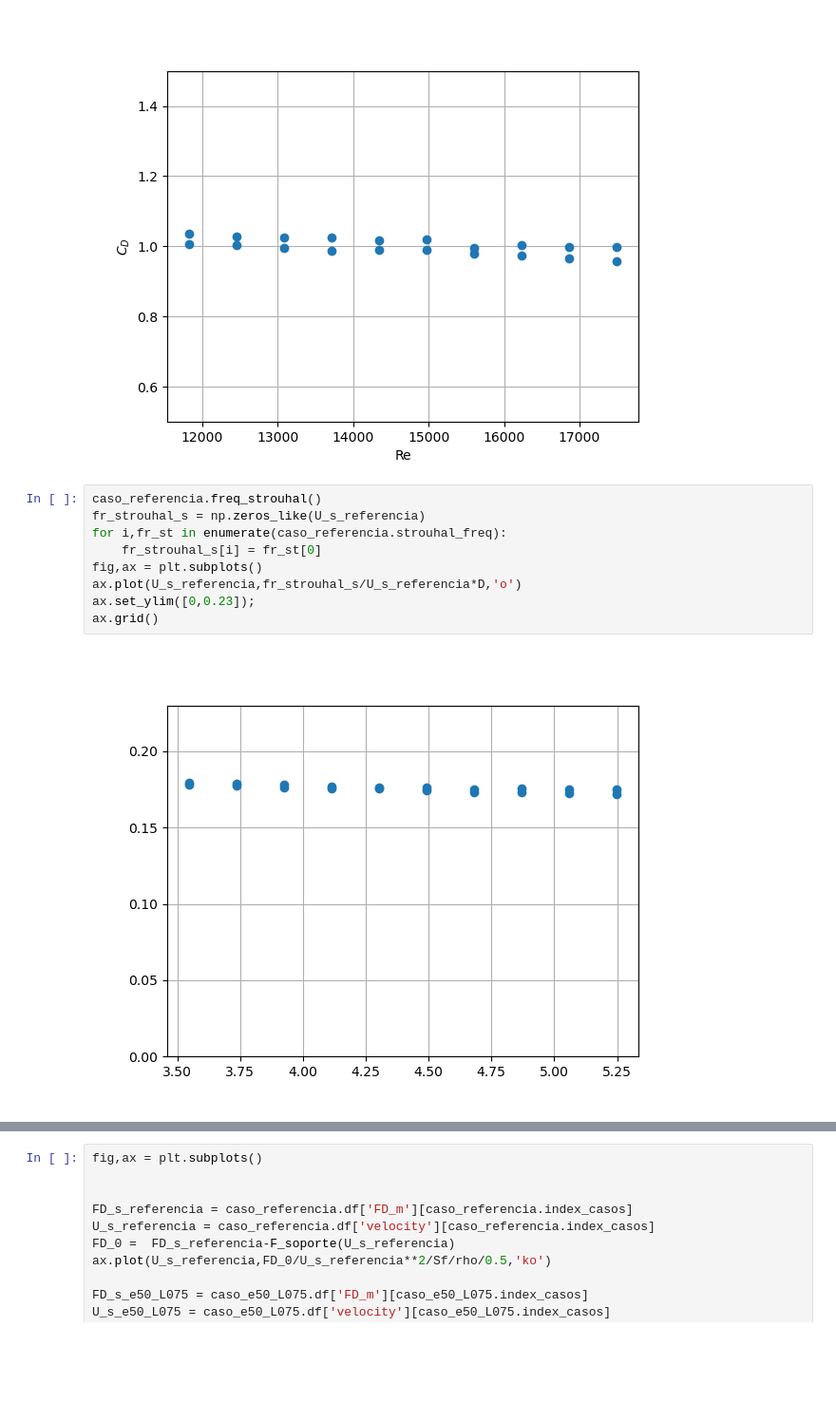
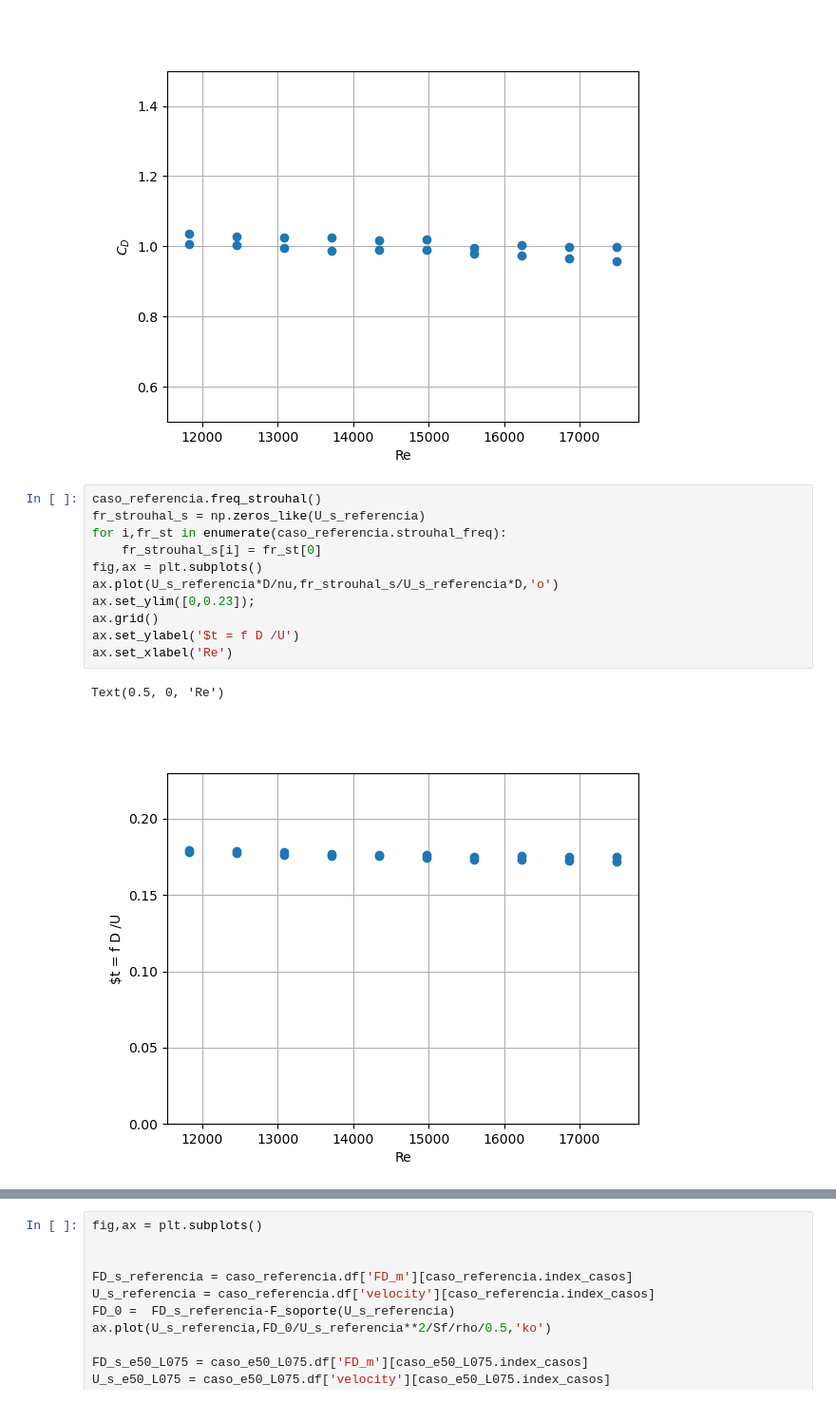
Before and after one commit to juandadamo/2024_flapflexwake, a Jupyter notebook: wake_flex.ipynb, the cells around one changed output, grey strips where cells are left out. Shown at 95% size. Cells and saved outputs as stored; diff of their text form; blank space fills up the shorter version.

```diff
--- a/wake_flex.ipynb
+++ b/wake_flex.ipynb
@@ -122,11 +123,14 @@ Text(0.5, 0, 'Re')
 # %%
 caso_referencia.freq_strouhal()
 fr_strouhal_s = np.zeros_like(U_s_referencia)
 for i,fr_st in enumerate(caso_referencia.strouhal_freq):
     fr_strouhal_s[i] = fr_st[0]
 fig,ax = plt.subplots()
-ax.plot(U_s_referencia,fr_strouhal_s/U_s_referencia*D,'o')
+ax.plot(U_s_referencia*D/nu,fr_strouhal_s/U_s_referencia*D,'o')
 ax.set_ylim([0,0.23]);
 ax.grid()
+ax.set_ylabel('$t = f D /U')
+ax.set_xlabel('Re')
 # %% [output]
+Text(0.5, 0, 'Re')
-[figure, old version]
+[figure, new version]
```
Also changed, not shown: parts of 7 cells of this notebook, 1 other file.
